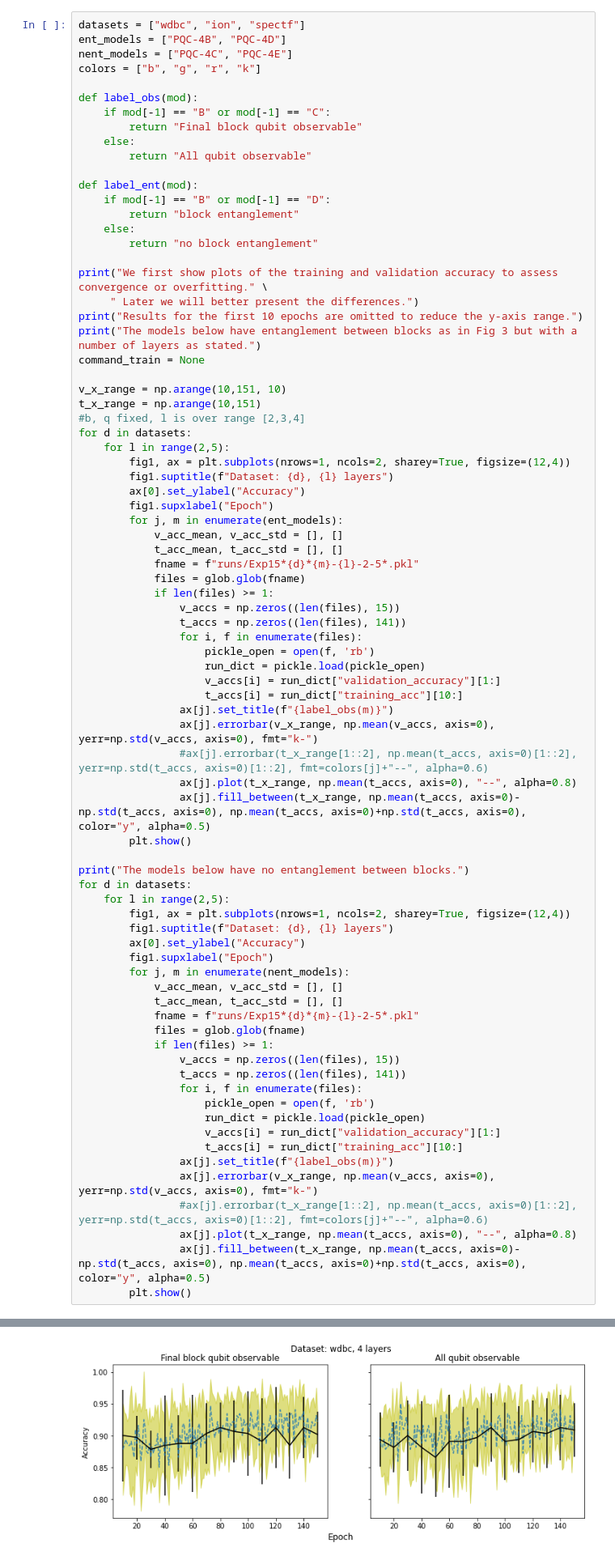
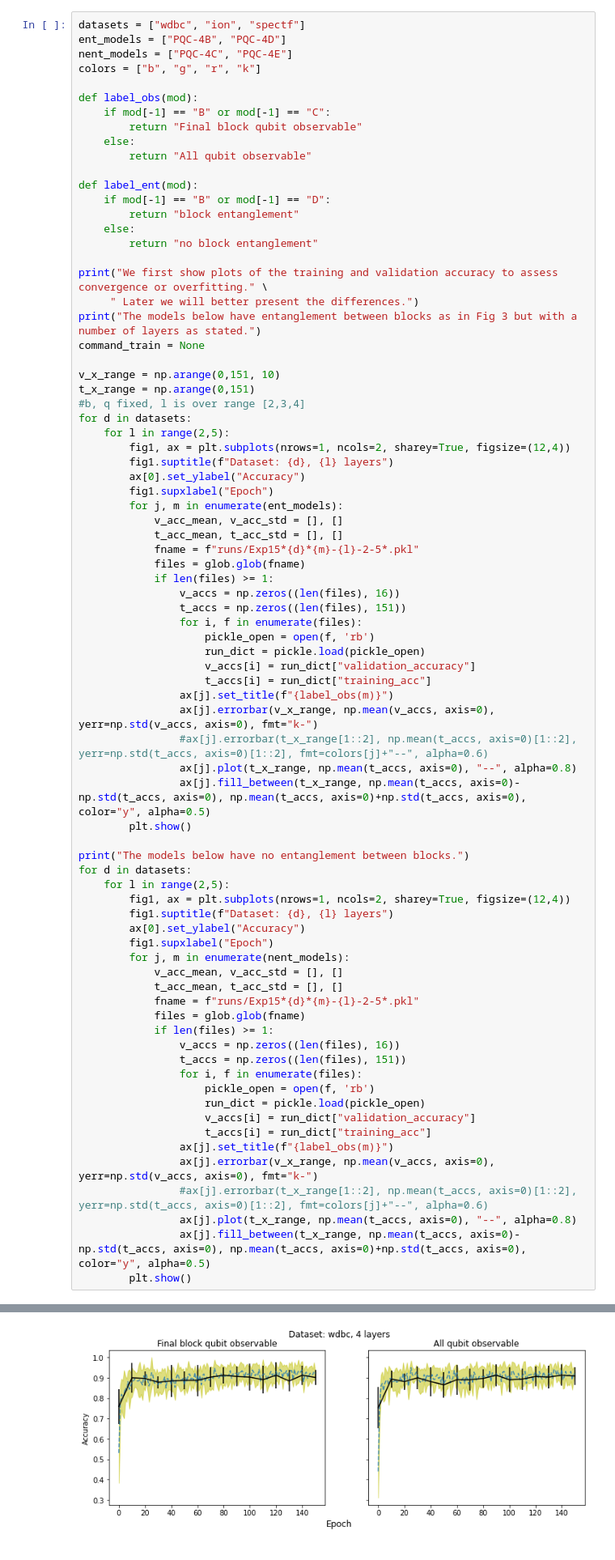
Before and after one commit to MariusvanLaar/MSc-thesis, a Jupyter notebook: Justifications.ipynb, the cells around one changed output, grey strips where cells are left out. Shown at 81% size. Cells and saved outputs as stored; diff of their text form.

```diff
--- a/Justifications.ipynb
+++ b/Justifications.ipynb
@@ -53,12 +48,11 @@ def label_ent(mod):
 
 print("We first show plots of the training and validation accuracy to assess convergence or overfitting." \
      " Later we will better present the differences.")
-print("Results for the first 10 epochs are omitted to reduce the y-axis range.")
 print("The models below have entanglement between blocks as in Fig 3 but with a number of layers as stated.")
 command_train = None
 
-v_x_range = np.arange(10,151, 10)
-t_x_range = np.arange(10,151)
+v_x_range = np.arange(0,151, 10)
+t_x_range = np.arange(0,151)
 #b, q fixed, l is over range [2,3,4]
 for d in datasets:
     for l in range(2,5):
@@ -72,13 +66,13 @@ for d in datasets:
             fname = f"runs/Exp15*{d}*{m}-{l}-2-5*.pkl"
             files = glob.glob(fname)
             if len(files) >= 1:
-                v_accs = np.zeros((len(files), 15))
-                t_accs = np.zeros((len(files), 141))
+                v_accs = np.zeros((len(files), 16))
+                t_accs = np.zeros((len(files), 151))
                 for i, f in enumerate(files):
                     pickle_open = open(f, 'rb')
                     run_dict = pickle.load(pickle_open)
-                    v_accs[i] = run_dict["validation_accuracy"][1:]
-                    t_accs[i] = run_dict["training_acc"][10:]
+                    v_accs[i] = run_dict["validation_accuracy"]
+                    t_accs[i] = run_dict["training_acc"]
                 ax[j].set_title(f"{label_obs(m)}")
                 ax[j].errorbar(v_x_range, np.mean(v_accs, axis=0), yerr=np.std(v_accs, axis=0), fmt="k-")
                 #ax[j].errorbar(t_x_range[1::2], np.mean(t_accs, axis=0)[1::2], yerr=np.std(t_accs, axis=0)[1::2], fmt=colors[j]+"--", alpha=0.6)
@@ -99,13 +93,13 @@ for d in datasets:
             fname = f"runs/Exp15*{d}*{m}-{l}-2-5*.pkl"
             files = glob.glob(fname)
             if len(files) >= 1:
-                v_accs = np.zeros((len(files), 15))
-                t_accs = np.zeros((len(files), 141))
+                v_accs = np.zeros((len(files), 16))
+                t_accs = np.zeros((len(files), 151))
                 for i, f in enumerate(files):
                     pickle_open = open(f, 'rb')
                     run_dict = pickle.load(pickle_open)
-                    v_accs[i] = run_dict["validation_accuracy"][1:]
-                    t_accs[i] = run_dict["training_acc"][10:]
+                    v_accs[i] = run_dict["validation_accuracy"]
+                    t_accs[i] = run_dict["training_acc"]
                 ax[j].set_title(f"{label_obs(m)}")
                 ax[j].errorbar(v_x_range, np.mean(v_accs, axis=0), yerr=np.std(v_accs, axis=0), fmt="k-")
                 #ax[j].errorbar(t_x_range[1::2], np.mean(t_accs, axis=0)[1::2], yerr=np.std(t_accs, axis=0)[1::2], fmt=colors[j]+"--", alpha=0.6)
@@ -121 +115 @@ The models below have entanglement between blocks as in Fig 3 but with a number
-[figure, old version]
+[figure, new version]
```
Also changed, not shown: parts of 18 cells of this notebook, 21 other files.
